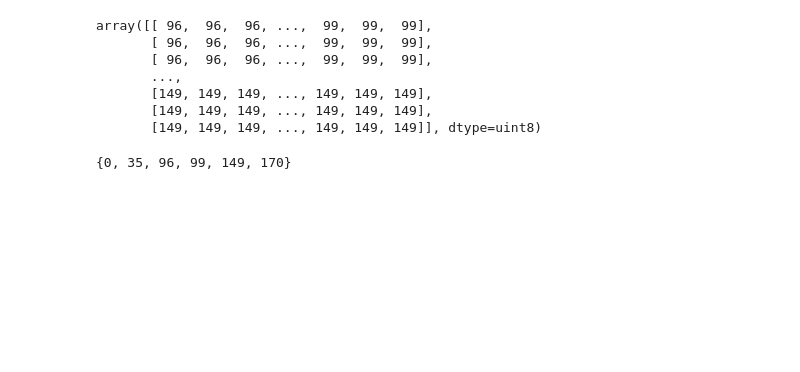
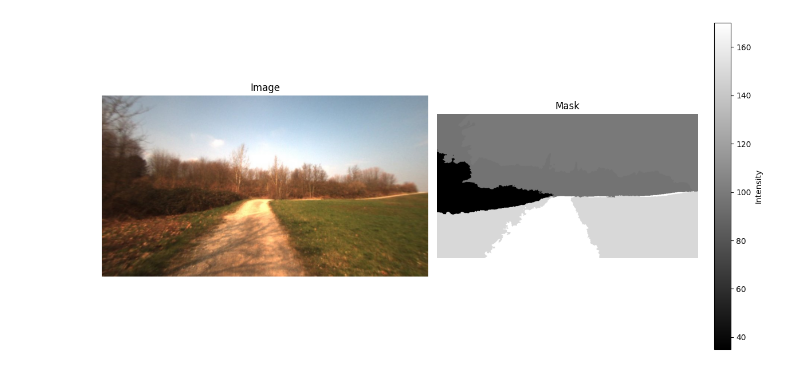
Before and after one commit to sattwik-sahu/rafseg, a Jupyter notebook: deepsceneEDA.ipynb, the cells around one changed output. Saved outputs shown, nothing was run; the diff lists cells and outputs as text; code cells hidden in the pictures; blank space fills up the shorter version.

```diff
--- a/deepsceneEDA.ipynb
+++ b/deepsceneEDA.ipynb
@@ -40,24 +42,44 @@ IndexError: list index out of range
-# %%
-mask
-# %% [output]
-array([[ 96,  96,  96, ...,  99,  99,  99],
-       [ 96,  96,  96, ...,  99,  99,  99],
-       [ 96,  96,  96, ...,  99,  99,  99],
-       ...,
-       [149, 149, 149, ..., 149, 149, 149],
-       [149, 149, 149, ..., 149, 149, 149],
-       [149, 149, 149, ..., 149, 149, 149]], dtype=uint8)
-# %%
-mask_classes = set()
-
-for mask_path in mask_paths:
-    mask = cv2.imread(mask_path, cv2.IMREAD_GRAYSCALE)
-    classes = np.unique(mask)
-    for class_label in classes:
-        mask_classes.add(class_label)
-
-mask_classes
-# %% [output]
-{0, 35, 96, 99, 149, 170}
+# %%
+import cv2
+import matplotlib.pyplot as plt
+import mplcursors
+
+def show_image_and_mask(index: int):
+    # Read the image and mask
+    image = cv2.imread(image_paths[index])
+    mask = cv2.imread(mask_paths[index], cv2.IMREAD_GRAYSCALE)
+
+    # Convert the image from BGR to RGB
+    image_rgb = cv2.cvtColor(image, cv2.COLOR_BGR2RGB)
+
+    # Plot the image and mask
+    fig, axes = plt.subplots(1, 2, figsize=(12, 6))
+    axes[0].imshow(image_rgb)
+    axes[0].set_title('Image')
+    axes[0].axis('off')
+
+    mask_plot = axes[1].imshow(mask, cmap='gray')
+    axes[1].set_title('Mask')
+    axes[1].axis('off')
+
+    # Add colorbar
+    cbar = plt.colorbar(mask_plot, ax=axes[1], orientation='vertical', label='Intensity')
+
+    # Use mplcursors to show pixel values on hover
+    cursor = mplcursors.cursor(mask_plot, hover=True)
+
+    @cursor.connect("add")
+    def on_add(sel):
+        x, y = sel.target.index
+        value = mask[y, x]
+        sel.annotation.set_text(f'Intensity: {value}')
+
+    plt.tight_layout()
+    plt.show()
+
+# Assuming image_paths and mask_paths are defined
+show_image_and_mask(0)
+# %% [output]
+[figure, added]
 # %%
 proceed = 'y'
```
Also changed, not shown: parts of 4 cells of this notebook, 7 other files.
